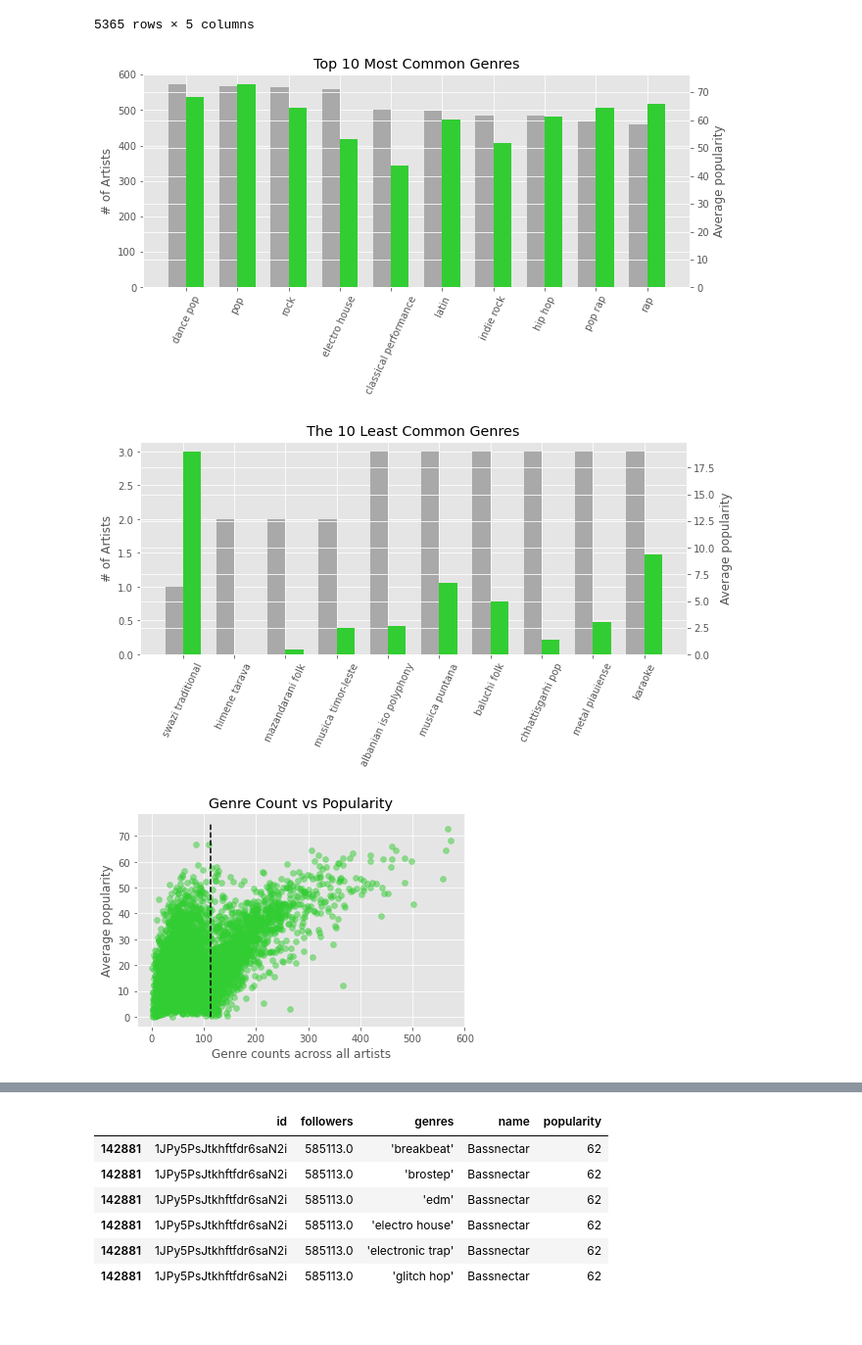
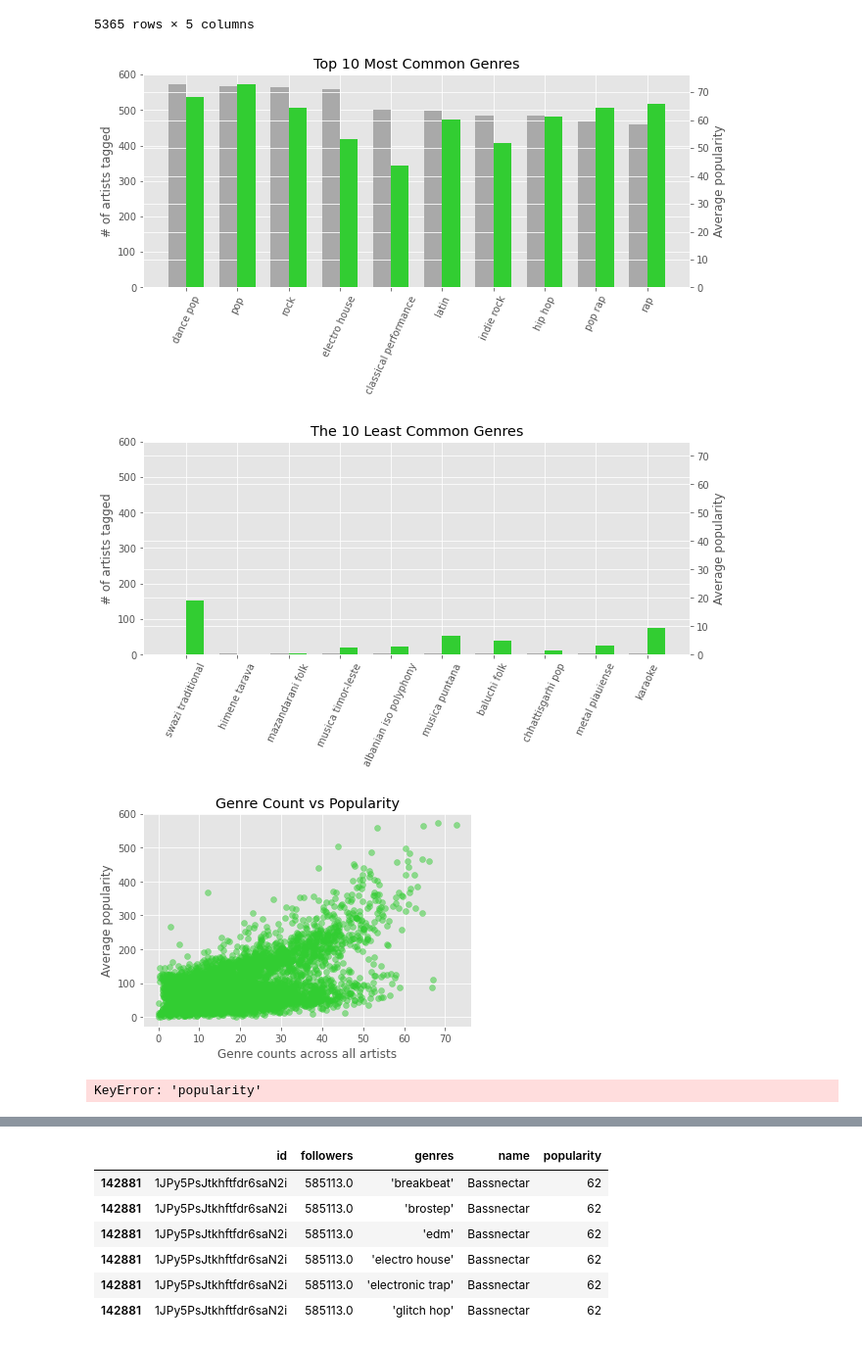
Before and after one commit to mattslatt/music_in_motion_acoustic_signatures, a Jupyter notebook: notebooks/artists.ipynb, the cells around one changed output, grey strips where cells are left out. Shown: that part at 98% size. Cells and saved outputs as stored; diff of their text form; code cells hidden in the pictures.

```diff
--- a/notebooks/artists.ipynb
+++ b/notebooks/artists.ipynb
@@ -215,14 +220,14 @@ rects1 = ax.bar(ind - width/2, top_10_count_popularity['genre_count'], width, co
 rects2 = ax2.bar(ind + width/2, top_10_count_popularity['popularity'], width, color='limegreen')
 
 # # Add some text for labels, title and custom x-axis tick labels, etc.
-ax.set_ylabel('# of Artists')
+ax.set_ylabel('# of artists tagged')
 ax2.set_ylabel('Average popularity')
 ax.set_title('Top 10 Most Common Genres')
 ax.set_xticks(ind)
 ax.set_xticklabels(top_10_count_popularity['genres'].str.strip("'"), rotation=65)
 plt.savefig('/home/matt/dsi_galvanize/capstones/spotify/img/top_10_genres_count_and_pop_bar.png')
 # %% [output]
-[figure, old version]
+[figure, new version]
 # %%
 # How popular are the bottom 10 genres?
 
@@ -238,26 +243,33 @@ rects1 = ax.bar(ind - width/2, bottom_10_count_popularity['genre_count'], width,
 rects2 = ax2.bar(ind + width/2, bottom_10_count_popularity['popularity'], width, color='limegreen')
 
 # # Add some text for labels, title and custom x-axis tick labels, etc.
-ax.set_ylabel('# of Artists')
+ax.set_ylabel('# of artists tagged')
+ax.set_ylim(0,600)
+ax2.set_ylim(0,75)
 ax2.set_ylabel('Average popularity')
 ax.set_title('The 10 Least Common Genres')
 ax.set_xticks(ind)
 ax.set_xticklabels(bottom_10_count_popularity['genres'].str.strip("'"), rotation=65)
 plt.savefig('/home/matt/dsi_galvanize/capstones/spotify/img/bottom_10_genres_count_and_pop_bar.png')
 # %% [output]
-[figure, old version]
+[figure, new version]
 # %%
 # Does genre count track with popularity?
 
 fig, ax = plt.subplots()
-ax.scatter(genre_count_popularity['genre_count'], genre_count_popularity['popularity'], color='limegreen', alpha=0.5)
-ax.vlines(genre_count['genre_count'].quantile(0.75), 0, 75, colors='black',linestyles='dashed', label='90th percentile')
+ax.scatter(genre_count_popularity['popularity'], genre_count_popularity['genre_count'], color='limegreen', alpha=0.5)
+# ax.vlines(genre_count_popularity['popularity'].quantile(0.75), 0, 75, colors='black',linestyles='dashed', label='75th percentile')
 ax.set_xlabel('Genre counts across all artists')
 ax.set_ylabel('Average popularity')
 ax.set_title('Genre Count vs Popularity')
+# ax.legend(loc='lower right')
 plt.savefig('/home/matt/dsi_galvanize/capstones/spotify/img/genre_count_popularity_scatter.png')
 # %% [output]
-[figure, old version]
+[figure, new version]
+# %%
+genre_count['popularity']
+# %% [output]
+KeyError: 'popularity'
 # %%
 # Calculate a genre demand, as the ratio of genre_count to popularity
 genre_metrics['demand'] = genre_metrics['popularity'] / genre_metrics['genre_count']
```
Also changed, not shown: parts of 8 cells of this notebook, 7 other files.
